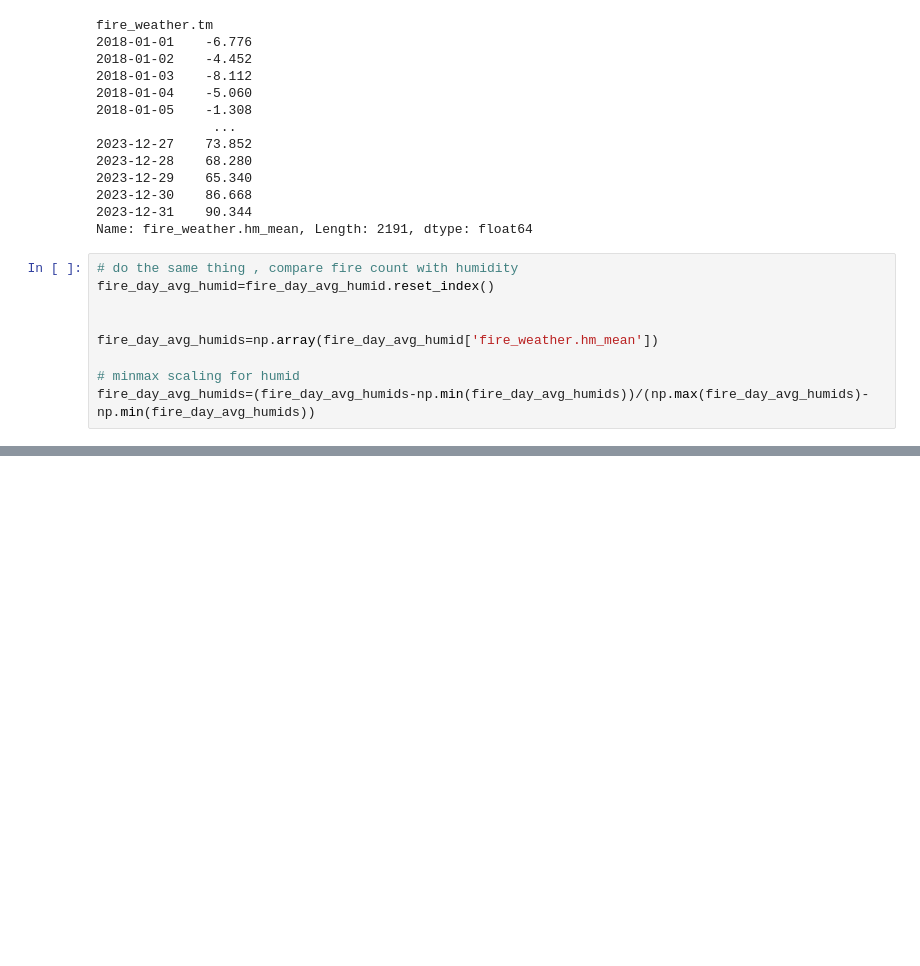
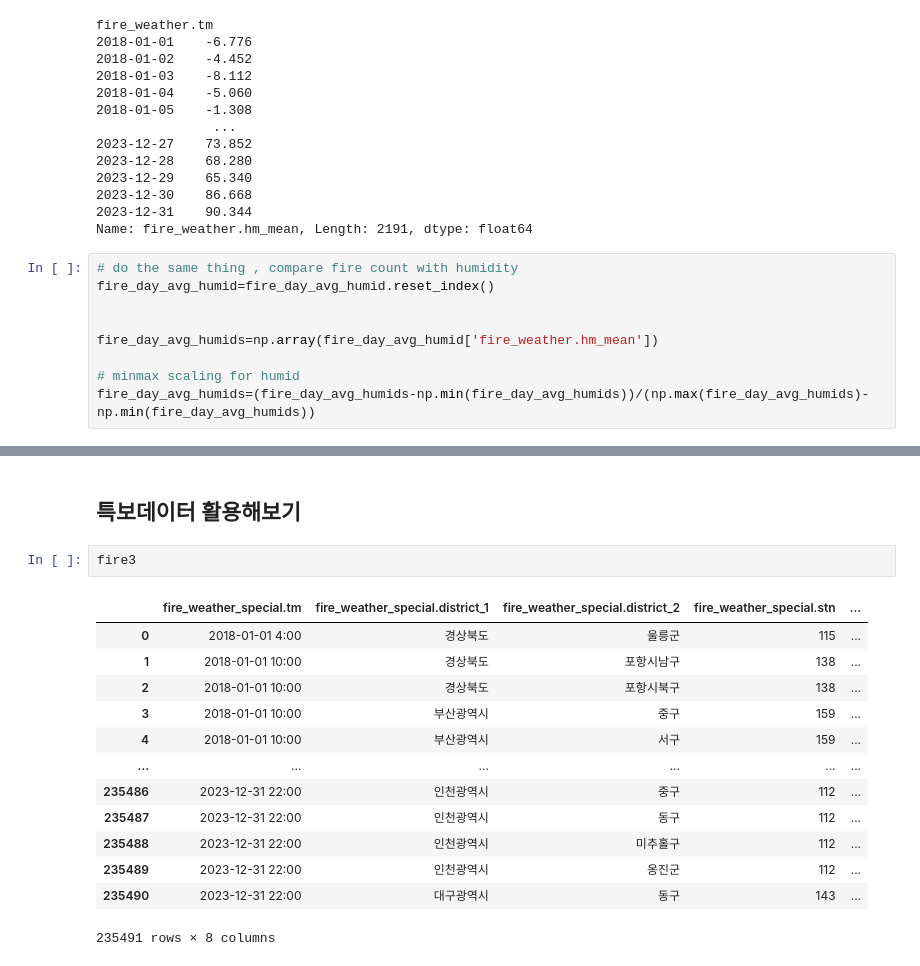
Before and after one commit to lookbackjh/KMA_Contest, a Jupyter notebook: task3.ipynb, the cells around one changed output, grey strips where cells are left out. Saved outputs shown, nothing was run; the diff lists cells and outputs as text; blank space fills up the shorter version.

```diff
--- a/task3.ipynb
+++ b/task3.ipynb
@@ -233,0 +243,18 @@ plt.scatter(fire_day_counts,fire_day_avg_humids, label='fire_count',color='red')
+# %% [markdown]
+## 특보데이터 활용해보기
+# %%
+fire3
+# %% [output]
+|  | fire_weather_special.tm | fire_weather_special.district_1 | fire_weather_special.district_2 | fire_weather_special.stn | ... |
+| 0 | 2018-01-01 4:00 | 경상북도 | 울릉군 | 115 | ... |
+| 1 | 2018-01-01 10:00 | 경상북도 | 포항시남구 | 138 | ... |
+| 2 | 2018-01-01 10:00 | 경상북도 | 포항시북구 | 138 | ... |
+| 3 | 2018-01-01 10:00 | 부산광역시 | 중구 | 159 | ... |
+| 4 | 2018-01-01 10:00 | 부산광역시 | 서구 | 159 | ... |
+| ... | ... | ... | ... | ... | ... |
+| 235486 | 2023-12-31 22:00 | 인천광역시 | 중구 | 112 | ... |
+| 235487 | 2023-12-31 22:00 | 인천광역시 | 동구 | 112 | ... |
+| 235488 | 2023-12-31 22:00 | 인천광역시 | 미추홀구 | 112 | ... |
+| 235489 | 2023-12-31 22:00 | 인천광역시 | 옹진군 | 112 | ... |
+| 235490 | 2023-12-31 22:00 | 대구광역시 | 동구 | 143 | ... |
+235491 rows × 8 columns
```
Also changed, not shown: parts of 13 cells of this notebook.
